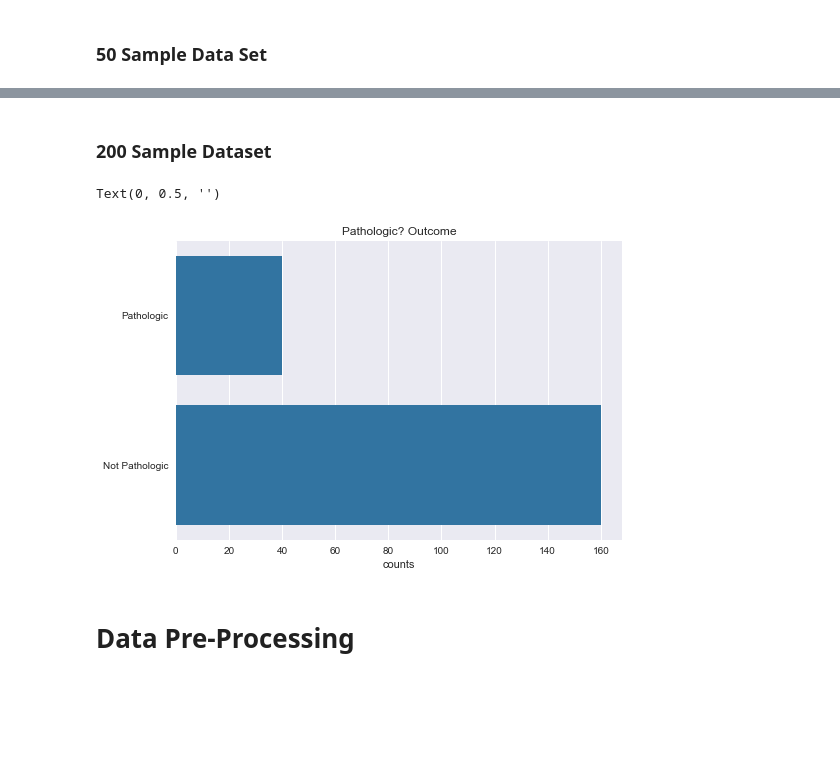
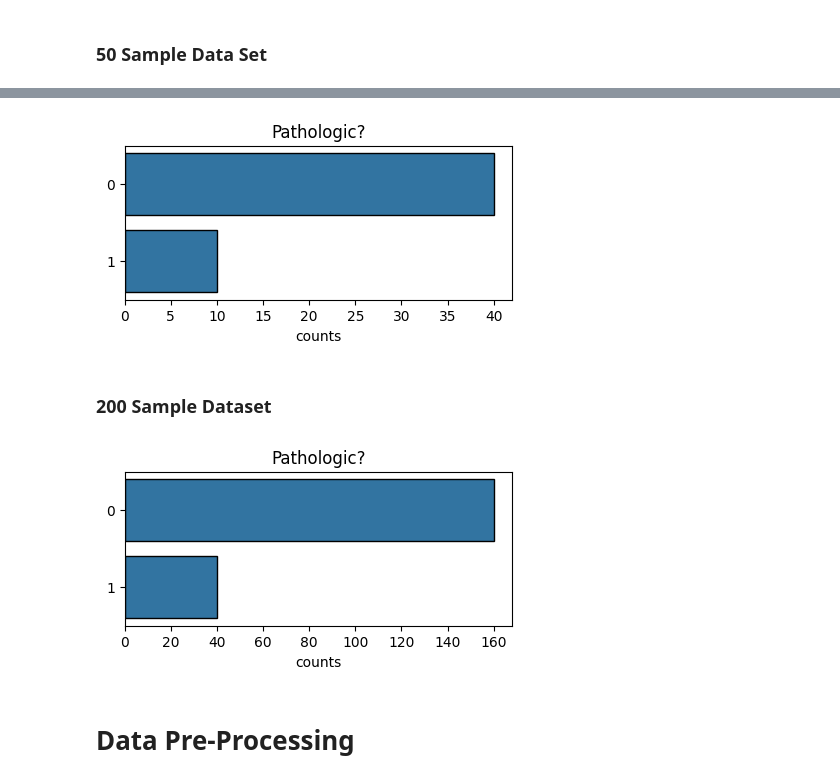
Before and after one commit to BrentonGraham/biomedical-ml-anschutz, a Jupyter notebook: 3. Logistic Regression & Cross-Validation/LogisticRegression&CrossValidation.ipynb, the cells around one changed output, grey strips where cells are left out. Saved outputs shown, nothing was run; the diff lists cells and outputs as text; code cells hidden in the pictures; blank space fills up the shorter version.

```diff
--- a/3. Logistic Regression & Cross-Validation/LogisticRegression&CrossValidation.ipynb
+++ b/3. Logistic Regression & Cross-Validation/LogisticRegression&CrossValidation.ipynb
@@ -243,24 +244,23 @@ Text(0, 0.5, '')
+# %%
+# Convert pandas series to df and data type to object
+y_50DF = y_50.to_frame()
+y_50DF['Pathologic?'] = y_50DF['Pathologic?'].astype('object')
+
+# Plot
+catFeature_balance(df=y_50DF, n_col=1, width=5, height=2, hspace=0, wspace=0)
+# %% [output]
+[figure, added]
 # %% [markdown]
 ### 200 Sample Dataset
 # %%
-# Encode outcome var
-yVis = y_200.copy()
-yVis = yVis.map({0: 'Not Pathologic', 1: 'Pathologic'})
-
-# Set count df for plot
-labels = list(set(yVis))
-counts = [list(yVis).count(c) for c in labels]
-plot_df = pd.DataFrame({'labels': [label if label is not np.nan else "Missing" for label in labels],
-                        'counts': counts})
+# Convert pandas series to df and data type to object
+y_200DF = y_200.to_frame()
+y_200DF['Pathologic?'] = y_200DF['Pathologic?'].astype('object')
 
 # Plot
-fig, ax = plt.subplots()
-sns.barplot(data=plot_df, y="labels", x="counts", color="tab:blue")
-ax.set_title('Pathologic? Outcome', fontsize=12)
-ax.set_ylabel('')
+catFeature_balance(df=y_200DF, n_col=1, width=5, height=2, hspace=0, wspace=0)
 # %% [output]
-Text(0, 0.5, '')
-[figure, old version]
+[figure, new version]
 # %% [markdown]
 # Data Pre-Processing
 # %% [markdown]
```
Also changed, not shown: parts of 21 cells of this notebook.
